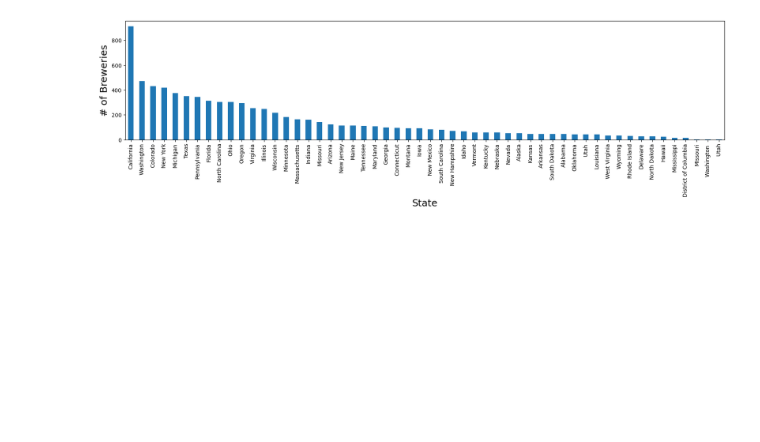
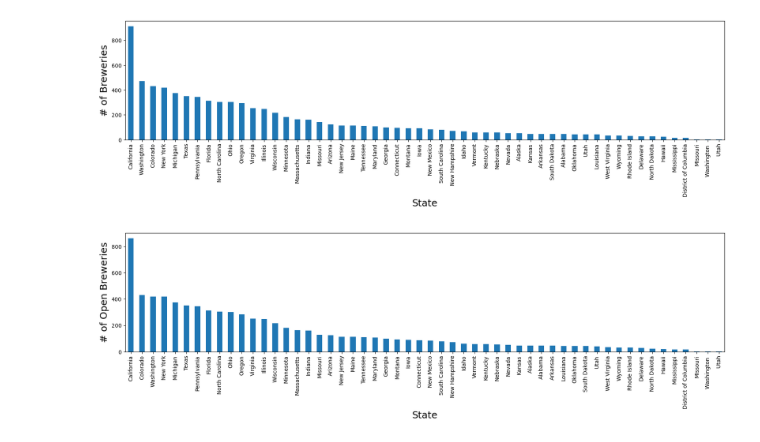
Before and after one commit to rpatel9877/project1, a Jupyter notebook: andrew_hawthorne/brewery_charts.ipynb, the cells around one changed output. Cells and saved outputs as stored; diff of their text form; code cells hidden in the pictures; blank space fills up the shorter version.

Commit message:
open brewery by state bar chart

```diff
--- a/andrew_hawthorne/brewery_charts.ipynb
+++ b/andrew_hawthorne/brewery_charts.ipynb
@@ -52,0 +54,19 @@ open_brew_chart.set_ylabel("# of Open Breweries", fontsize=18)
+# %%
+# Remove data of closed breweries
+open_breweries = breweries_complete[breweries_complete.brewery_type != "closed"]
+
+# Generate a bar plot showing total number of open breweries by state
+open_brew_by_state = open_breweries.groupby(["state_province"])["brewery_type"].count()
+open_brew_by_state = open_brew_by_state.sort_values(ascending=False)
+open_breweries_df = pd.DataFrame(open_brew_by_state)
+
+# Display bar plot, label x and y, apply formatting
+open_brew_chart = open_breweries_df.plot(kind="bar", figsize=(20,4), legend=False)
+open_brew_chart.set_xlabel("State", fontsize=18)
+open_brew_chart.set_ylabel("# of Open Breweries", fontsize=18)
+
+# Save an image of the chart and print it to the screen
+plt.savefig("Images/open_breweries_per_state.png", bbox_inches="tight")
+plt.show()
+# %% [output]
+[figure, added]
```
Also changed, not shown: parts of 2 cells of this notebook, 1 other file.
